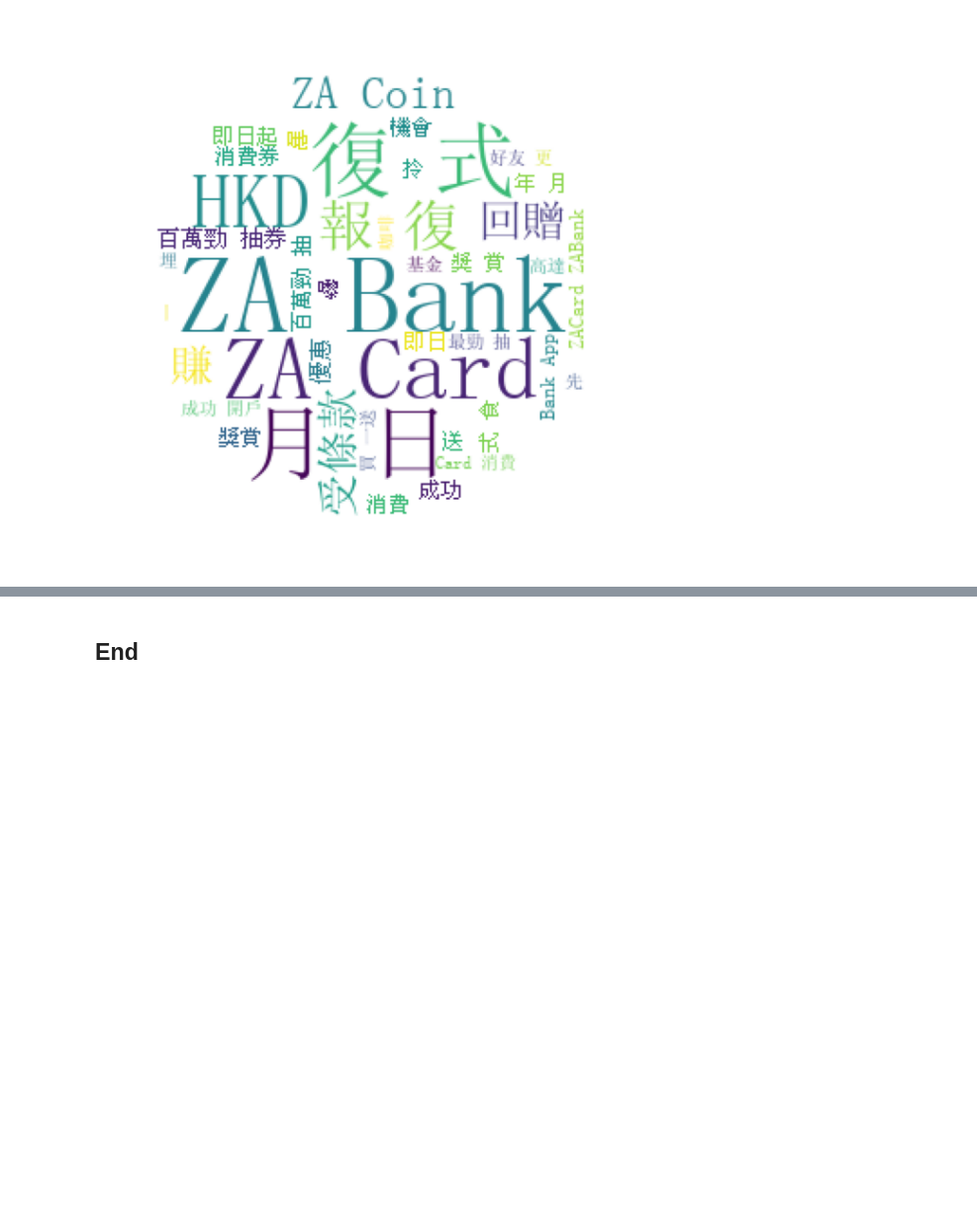
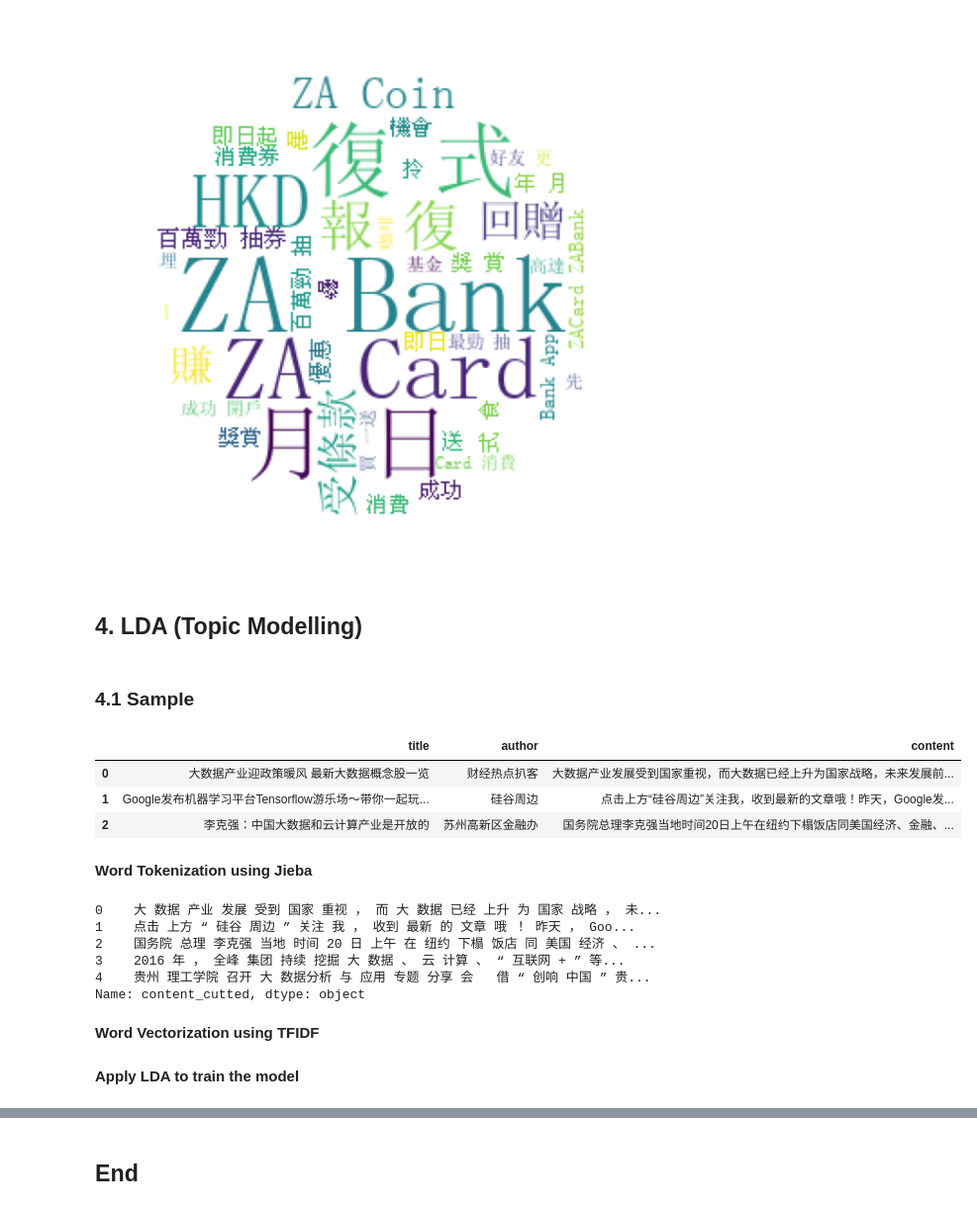
Before and after one commit to cotymcy/Sam-Kwong-Cykes, a Jupyter notebook: FB_Bank_DataCleaning.ipynb, the cells around one changed output, grey strips where cells are left out. Shown: that part at 99% size. Drawn from its saved outputs; the diff is of its cells as text; code cells hidden in the pictures; blank space fills up the shorter version.

```diff
--- a/FB_Bank_DataCleaning.ipynb
+++ b/FB_Bank_DataCleaning.ipynb
@@ -282,3 +285,33 @@ plt.savefig(f'Bank_Wordcloud/ZA_{dt_now}.png')
 plt.show()
 # %% [output]
 [figure]
+# %% [markdown]
+## 4. LDA (Topic Modelling)
+# %% [markdown]
+### 4.1 Sample
+# %%
+df = pd.read_csv("Test_LDA_TopicModelling/datascience.csv", encoding='gb18030')
+# %%
+df.head(3)
+# %% [output]
+|  | title | author | content |
+| 0 | 大数据产业迎政策暖风 最新大数据概念股一览 | 财经热点扒客 | 大数据产业发展受到国家重视，而大数据已经上升为国家战略，未来发展前... |
+| 1 | Google发布机器学习平台Tensorflow游乐场～带你一起玩... | 硅谷周边 | 点击上方“硅谷周边”关注我，收到最新的文章哦！昨天，Google发... |
+| 2 | 李克强：中国大数据和云计算产业是开放的 | 苏州高新区金融办 | 国务院总理李克强当地时间20日上午在纽约下榻饭店同美国经济、金融、... |
+# %% [markdown]
+<b>Word Tokenization using Jieba</b>
+# %%
+def chinese_word_cut(mytext):
+    return " ".join(jieba.cut(mytext))
+
+df["content_cutted"] = df.content.apply(chinese_word_cut)
+df.content_cutted.head()
+# %% [output]
+0    大 数据 产业 发展 受到 国家 重视 ， 而 大 数据 已经 上升 为 国家 战略 ， 未...
+1    点击 上方 “ 硅谷 周边 ” 关注 我 ， 收到 最新 的 文章 哦 ！ 昨天 ， Goo...
+2    国务院 总理 李克强 当地 时间 20 日 上午 在 纽约 下榻 饭店 同 美国 经济 、 ...
+3    2016 年 ， 全峰 集团 持续 挖掘 大 数据 、 云 计算 、 “ 互联网 + ” 等...
+4    贵州 理工学院 召开 大 数据分析 与 应用 专题 分享 会   借 “ 创响 中国 ” 贵...
+Name: content_cutted, dtype: object
+# %% [markdown]
+<b>Word Vectorization using TFIDF</b>
@@ -284,0 +328,2 @@ plt.show()
+# %% [markdown]
+<b>Apply LDA to train the model</b>
```
Also changed, not shown: parts of 22 cells of this notebook, 3 other files.
